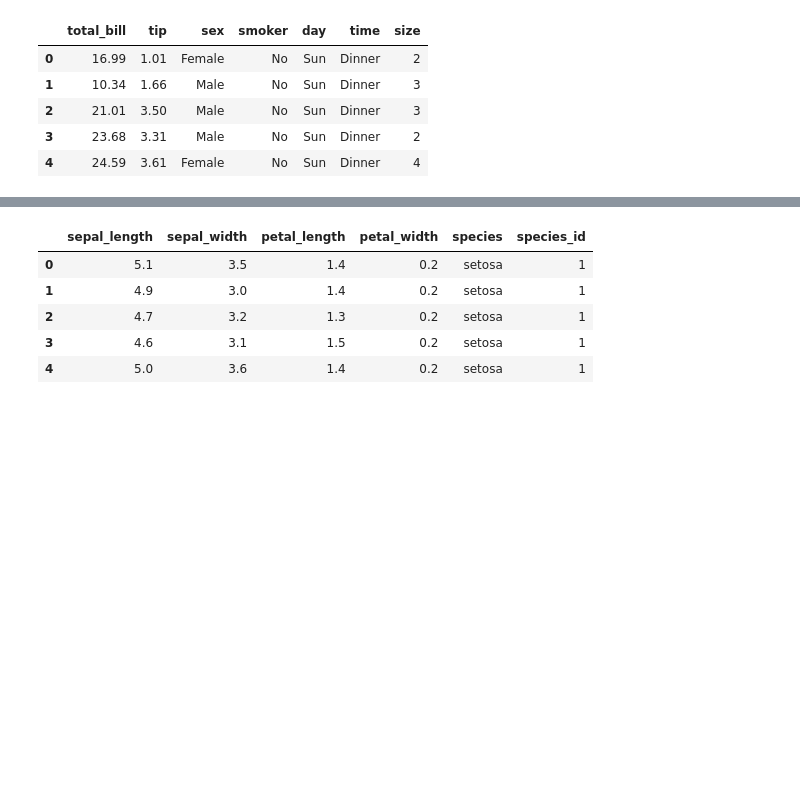
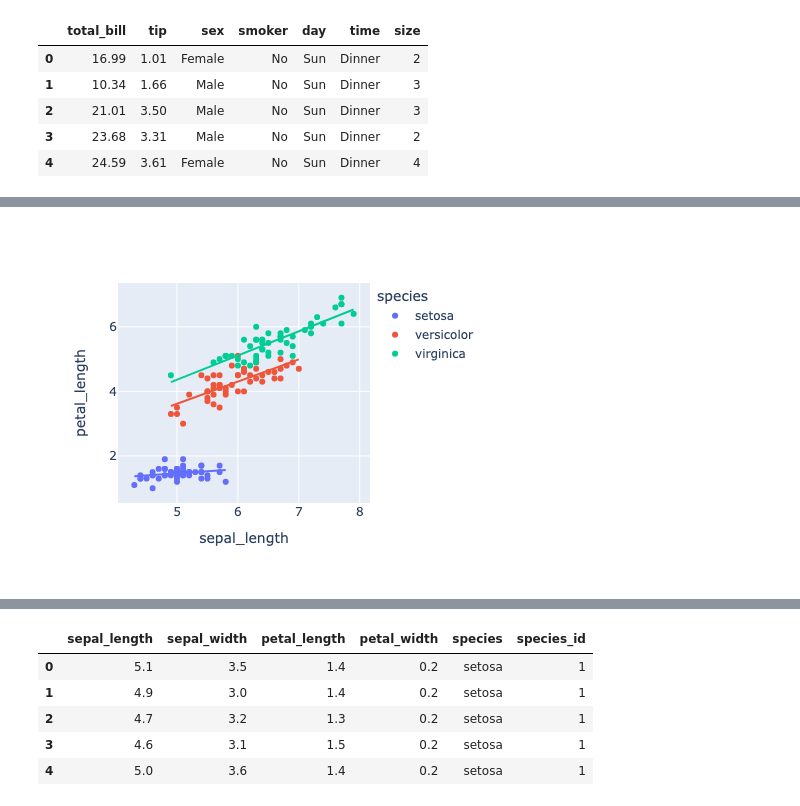
Before and after one commit to jorge-gx/Data-Visualization-with-Python, a Jupyter notebook: PlotlyExpress/PlotlyExpress-code.ipynb, the cells around one changed output, grey strips where cells are left out. Cells and saved outputs as stored; diff of their text form; code cells hidden in the pictures; blank space fills up the shorter version.

```diff
--- a/PlotlyExpress/PlotlyExpress-code.ipynb
+++ b/PlotlyExpress/PlotlyExpress-code.ipynb
@@ -72,0 +78,9 @@ fig.write_html("hist.html")
+# %%
+fig = px.scatter(iris_dataset,
+x='sepal_length',
+y='petal_length',
+color='species',
+trendline="ols")
+fig.show()
+# %% [output]
+[figure, added]
```
Also changed, not shown: parts of 7 cells of this notebook, 3 other files.
